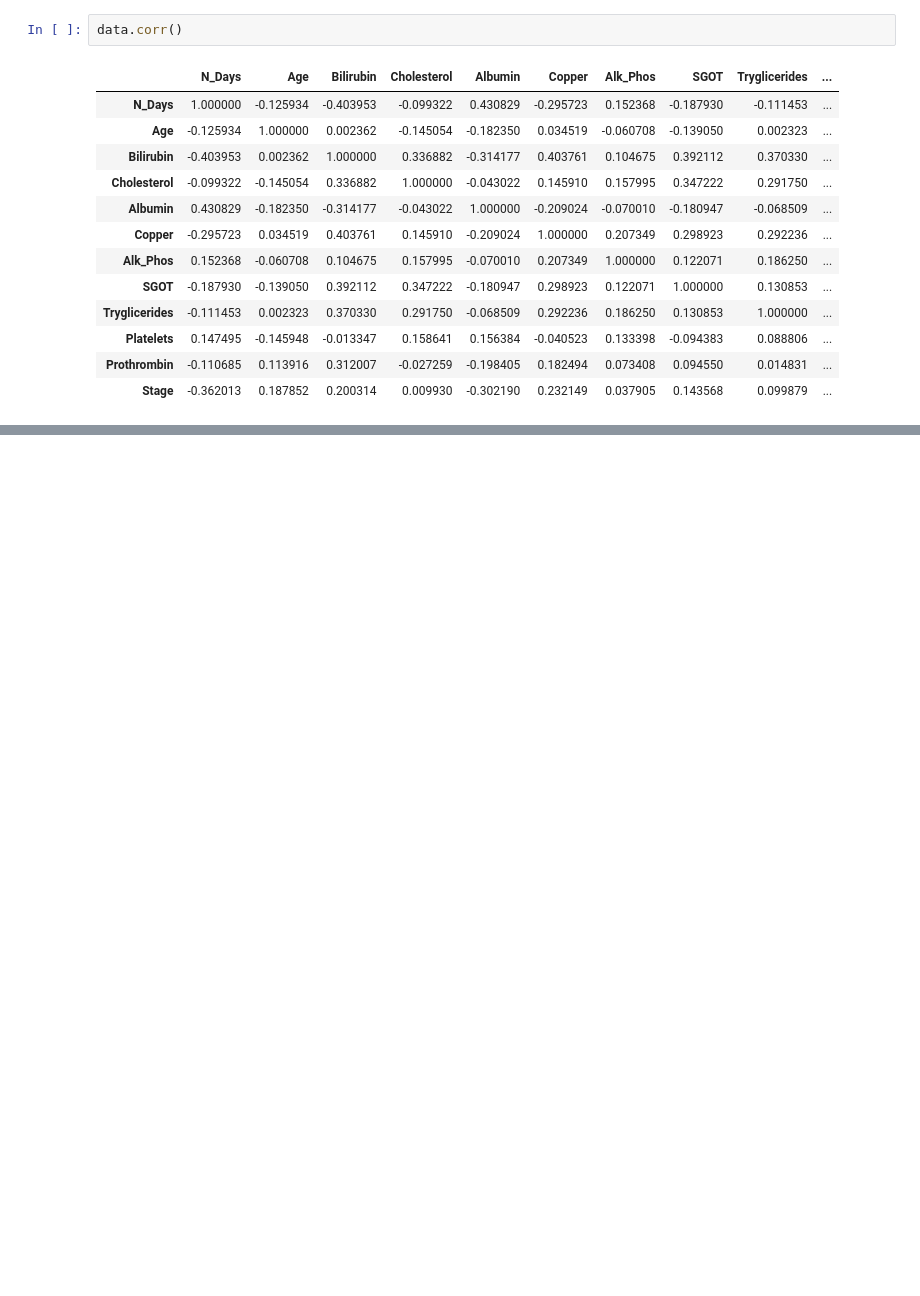
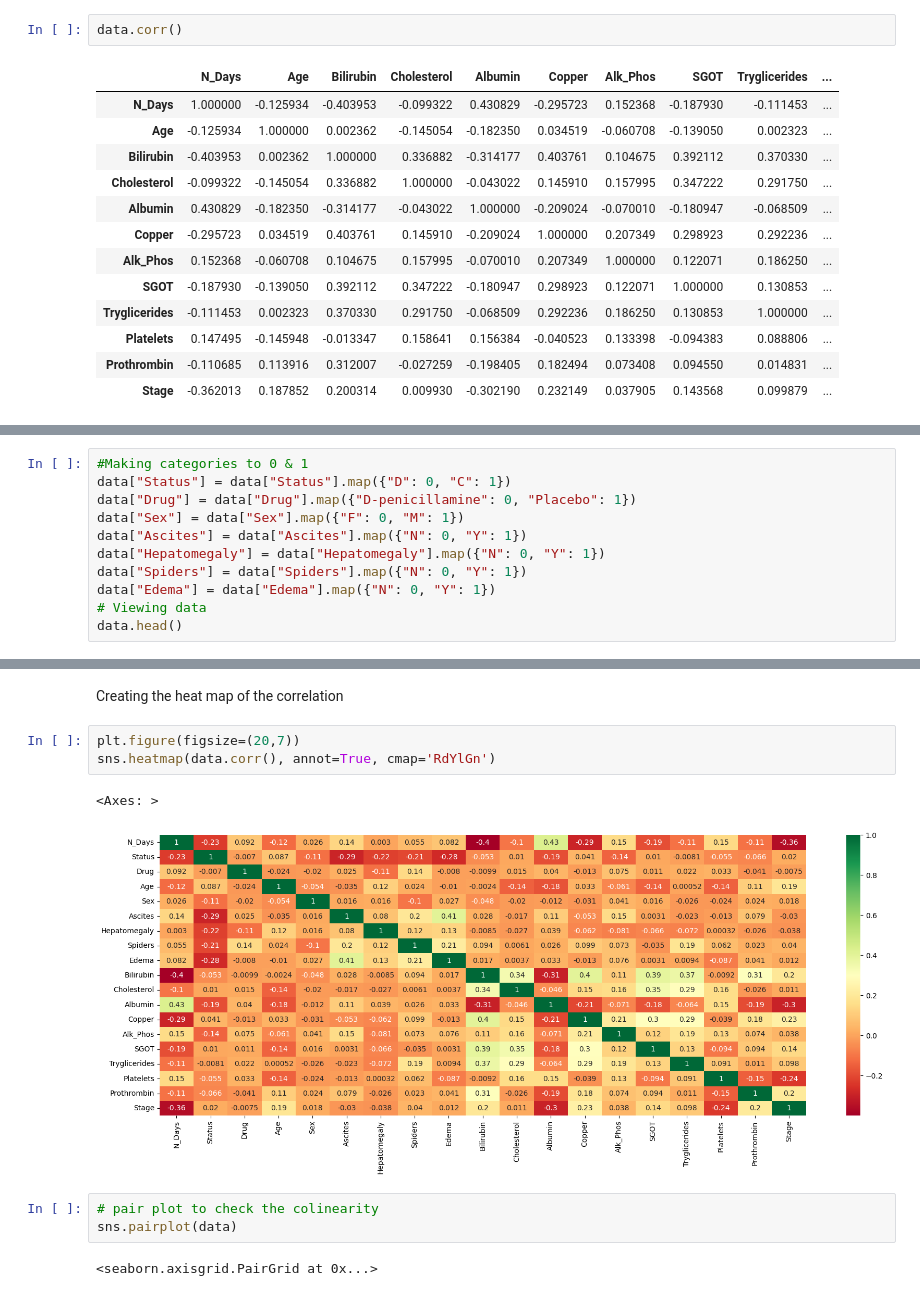
Before and after one commit to sanalpillai/Auto-ML, a Jupyter notebook: AutoML.ipynb, the cells around one changed output, grey strips where cells are left out. Cells and saved outputs as stored; diff of their text form; blank space fills up the shorter version.

```diff
--- a/AutoML.ipynb
+++ b/AutoML.ipynb
@@ -131,0 +136,11 @@ data.corr()
+# %%
+#Making categories to 0 & 1
+data["Status"] = data["Status"].map({"D": 0, "C": 1})
+data["Drug"] = data["Drug"].map({"D-penicillamine": 0, "Placebo": 1})
+data["Sex"] = data["Sex"].map({"F": 0, "M": 1})
+data["Ascites"] = data["Ascites"].map({"N": 0, "Y": 1})
+data["Hepatomegaly"] = data["Hepatomegaly"].map({"N": 0, "Y": 1})
+data["Spiders"] = data["Spiders"].map({"N": 0, "Y": 1})
+data["Edema"] = data["Edema"].map({"N": 0, "Y": 1})
+# Viewing data
+data.head()
@@ -131,0 +219,13 @@ data.corr()
+# %% [markdown]
+Creating the heat map of the correlation
+# %%
+plt.figure(figsize=(20,7))
+sns.heatmap(data.corr(), annot=True, cmap='RdYlGn')
+# %% [output]
+<Axes: >
+[figure, added]
+# %%
+# pair plot to check the colinearity
+sns.pairplot(data)
+# %% [output]
+<seaborn.axisgrid.PairGrid at 0x...>
```
Also changed, not shown: parts of 10 cells of this notebook.
